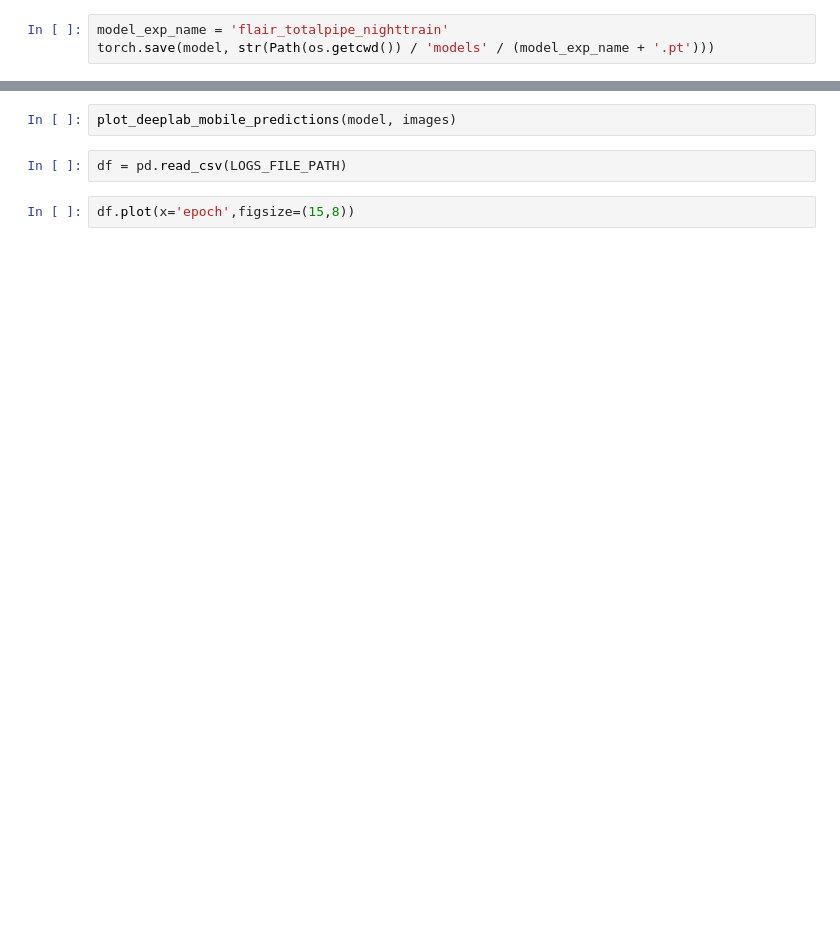
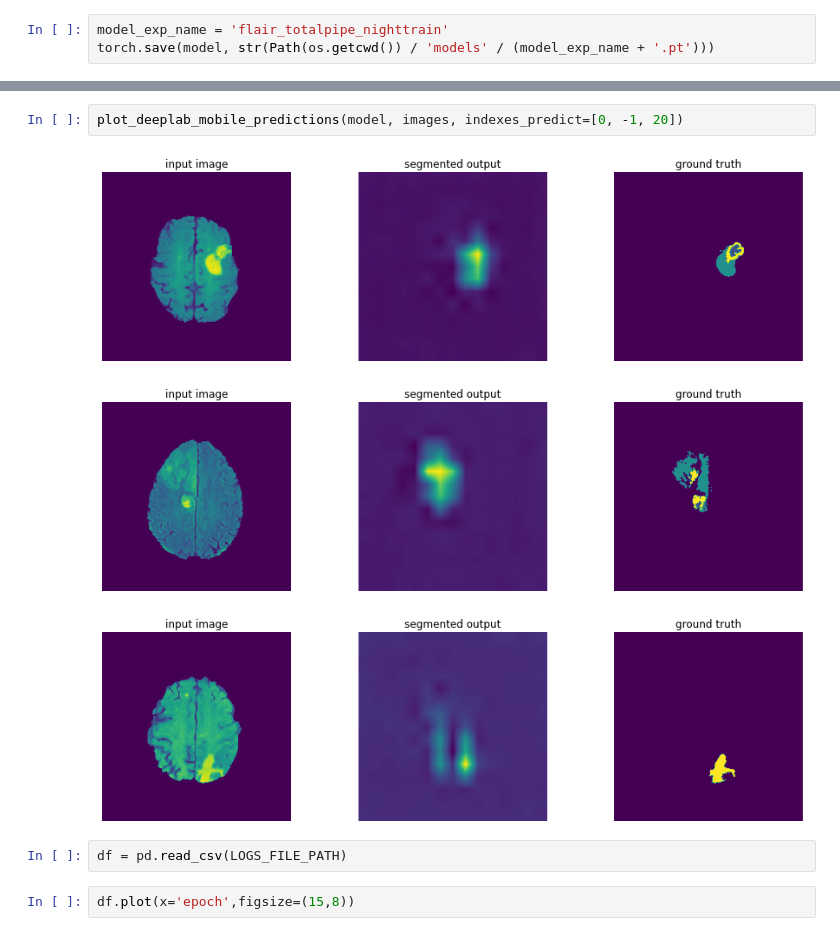
Before and after one commit to lorenzo99pepe/deep_learning_project, a Jupyter notebook: 0-deeplab_mobile_total_pipeline.ipynb, the cells around one changed output, grey strips where cells are left out. Cells and saved outputs as stored; diff of their text form; blank space fills up the shorter version.

```diff
--- a/0-deeplab_mobile_total_pipeline.ipynb
+++ b/0-deeplab_mobile_total_pipeline.ipynb
@@ -98,5 +162,9 @@ model.eval()
 # %%
-plot_deeplab_mobile_predictions(model, images)
+plot_deeplab_mobile_predictions(model, images, indexes_predict=[0, -1, 20])
+# %% [output]
+[figure, added]
+[figure, added]
+[figure, added]
 # %%
 df = pd.read_csv(LOGS_FILE_PATH)
 # %%
```
Also changed, not shown: parts of 8 cells of this notebook, 2 other files.
